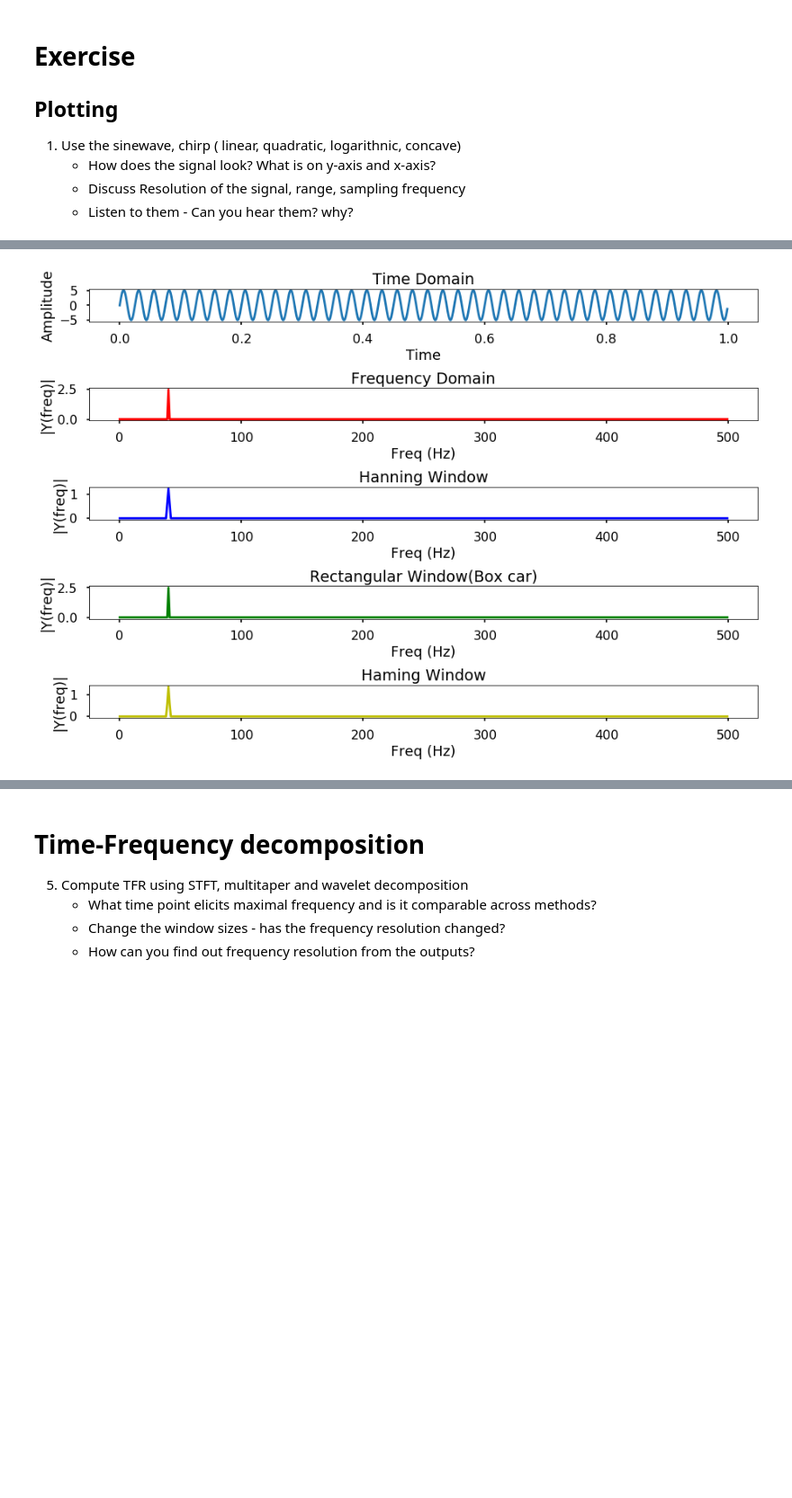
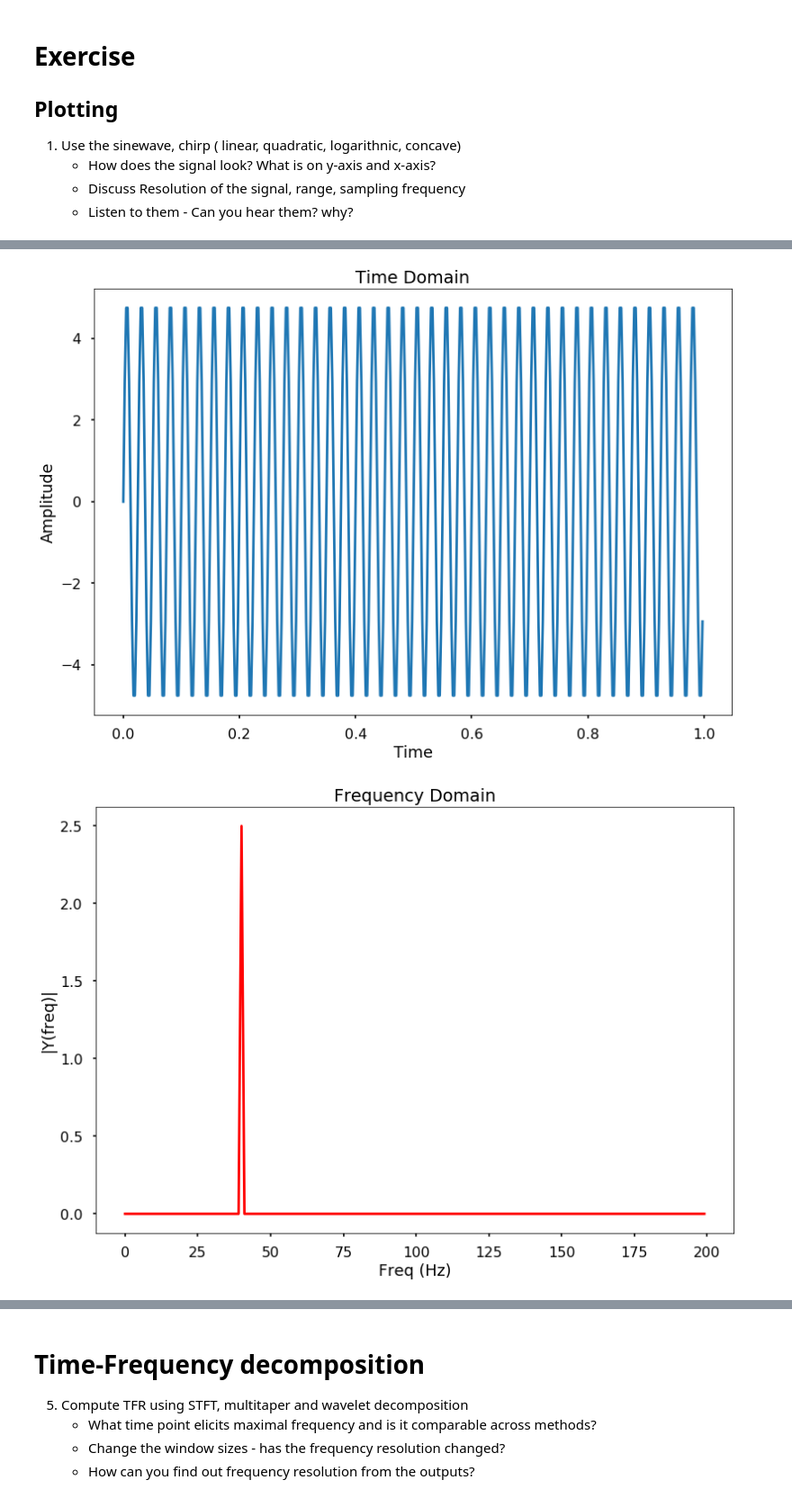
Before and after one commit to finetard/BM5150-NSP, a Jupyter notebook: bm19mtech11006/tutorial_1_basics.ipynb, the cells around one changed output, grey strips where cells are left out. Shown at 90% size. Saved outputs shown, nothing was run; the diff lists cells and outputs as text; code cells hidden in the pictures; blank space fills up the shorter version.

Commit message:
Updated the plotting, replace subplot with plot

```diff
--- a/bm19mtech11006/tutorial_1_basics.ipynb
+++ b/bm19mtech11006/tutorial_1_basics.ipynb
@@ -16,56 +22,59 @@ def plotSpectrum(t, y,Fs):
     """
     Function to plot the time domain and frequency domain signal
     """
+    N = 1024
     n = int(len(y)) # length of the signal
-    k = np.arange(n)
+    N = n
+    k = np.arange(N)
     T = n/Fs
     frq = k/T # two sides frequency range
-    frq = frq[range(n//2)] # one side frequency range
+    frq = frq[range(N//2)] # one side frequency range
     han = sig.windows.hann(n)
     rect = sig.windows.boxcar(n)
     ham = sig.windows.hamming(n)
 
     #normal
-    Y = np.fft.fft(y)/n # fft computing and normalization
-    Y = Y[range(n//2)]
+    Y = np.fft.fft(y, N)/n # fft computing and normalization
+    Y = Y[range(N//2)]
 
     #hanninng
     y_han = y * han
-    Y_han = np.fft.fft(y_han)/n # fft computing and normalization
-    Y_han = Y_han[range(n//2)]
+    Y_han = np.fft.fft(y_han, N)/n # fft computing and normalization
+    Y_han = Y_han[range(N//2)]
 
     #rectangular boxcar
     y_rect = y * rect
-    Y_rect = np.fft.fft(y_rect)/n # fft computing and normalization
-    Y_rect = Y_rect[range(n//2)]
+    Y_rect = np.fft.fft(y_rect, N)/n # fft computing and normalization
+    Y_rect = Y_rect[range(N//2)]
 
     #hamming
     y_ham = y * ham
-    Y_ham = np.fft.fft(y_ham)/n # fft computing and normalization
-    Y_ham = Y_ham[range(n//2)]
+    Y_ham = np.fft.fft(y_ham, N)/n # fft computing and normalization
+    Y_ham = Y_ham[range(N//2)]
 
+    frq_len = len(frq)
     # plot time domain and frequency domain signal
-    plt.subplot(5,1,1)
+    plt.figure(1)
     plt.plot(t,y)
     plt.title("Time Domain")
     plt.xlabel('Time')
     plt.ylabel('Amplitude')
-    plt.subplot(5,1,2)
-    plt.plot(frq,abs(Y),'r')
+    plt.figure(2)
+    plt.plot(frq[0:N//2],abs(Y[0:N//2]),'r')
     plt.title("Frequency Domain")
     plt.xlabel('Freq (Hz)')
     plt.ylabel('|Y(freq)|')
-    plt.subplot(5,1,3)
+    plt.figure(3)
     plt.plot(frq,abs(Y_han),'b')
     plt.title("Hanning Window")
     plt.xlabel('Freq (Hz)')
     plt.ylabel('|Y(freq)|')
-    plt.subplot(5,1,4)
+    plt.figure(4)
     plt.plot(frq,abs(Y_rect),'g')
     plt.title("Rectangular Window(Box car)")
     plt.xlabel('Freq (Hz)')
     plt.ylabel('|Y(freq)|')
-    plt.subplot(5,1,5)
+    plt.figure(5)
     plt.plot(frq,abs(Y_ham),'y')
     plt.title("Haming Window")
     plt.xlabel('Freq (Hz)')
@@ -76,12 +85,13 @@ def plotSpectrum(t, y,Fs):
 # %%
 ########################## SINE WAVE ################################
 
-Fs = 1000.0  # sampling rate
+Fs = 400.0  # sampling rate
 Ts = 1.0/Fs # sampling interval
 n = np.arange(0,1,Ts) # time vector
 f = 40
 y_sin = 5 * np.sin(2*np.pi*f*n)
 
 plotSpectrum(n, y_sin, Fs)
 # %% [output]
-[figure, old version]
+[figure, new version]
+[figure, added]
```
Also changed, not shown: parts of 8 cells of this notebook.
